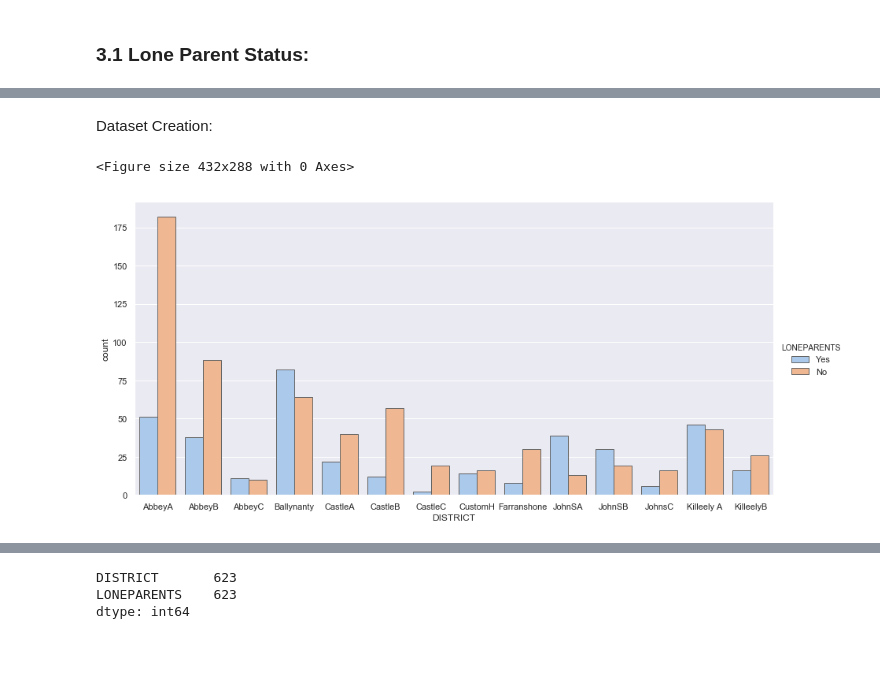
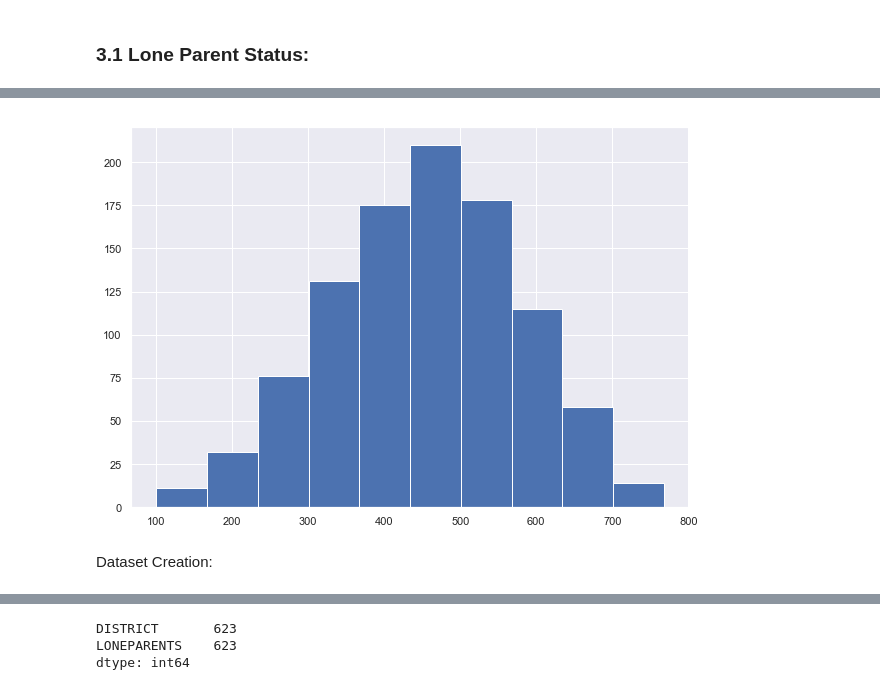
Before and after one commit to fionaoriordan/52465_19_project, a Jupyter notebook: 52465_19_project_dep1.ipynb, the cells around one changed output, grey strips where cells are left out. Saved outputs shown, nothing was run; the diff lists cells and outputs as text; code cells hidden in the pictures; blank space fills up the shorter version.

```diff
--- a/52465_19_project_dep1.ipynb
+++ b/52465_19_project_dep1.ipynb
@@ -145,21 +162,12 @@ plt.show()
+# %%
+# plot a histogram of array x
+plt.hist(disincome)
+# display the histogram
+plt.show()
+# %% [output]
+[figure, added]
 # %% [markdown]
 Dataset Creation:
 # %%
 df=pd.DataFrame(data={'DISTRICT': district, 'LONEPARENTS': lp})
 #df[(df['DISTRICT'] == "Yes")].iloc[:, 0:2] # all the rows of the fist columns
-# %%
-# Plot the df:
-fig = plt.figure()
-
-# Adapted from https://seaborn.pydata.org/generated/seaborn.catplot.html
-ax = sns.catplot (x="DISTRICT", hue="LONEPARENTS", kind="count",
-            palette="pastel", edgecolor=".4",  height=6, aspect=2,
-            data=df)
-#Adding a title at the figure level
-fig.suptitle("Lone Parent familes yes/no by Limerick Electoral District.", fontsize = 20)
-# display the plot
-
-plt.show()
-# %% [output]
-<Figure size 432x288 with 0 Axes>
-[figure, removed]
```
Also changed, not shown: parts of 12 cells of this notebook.
